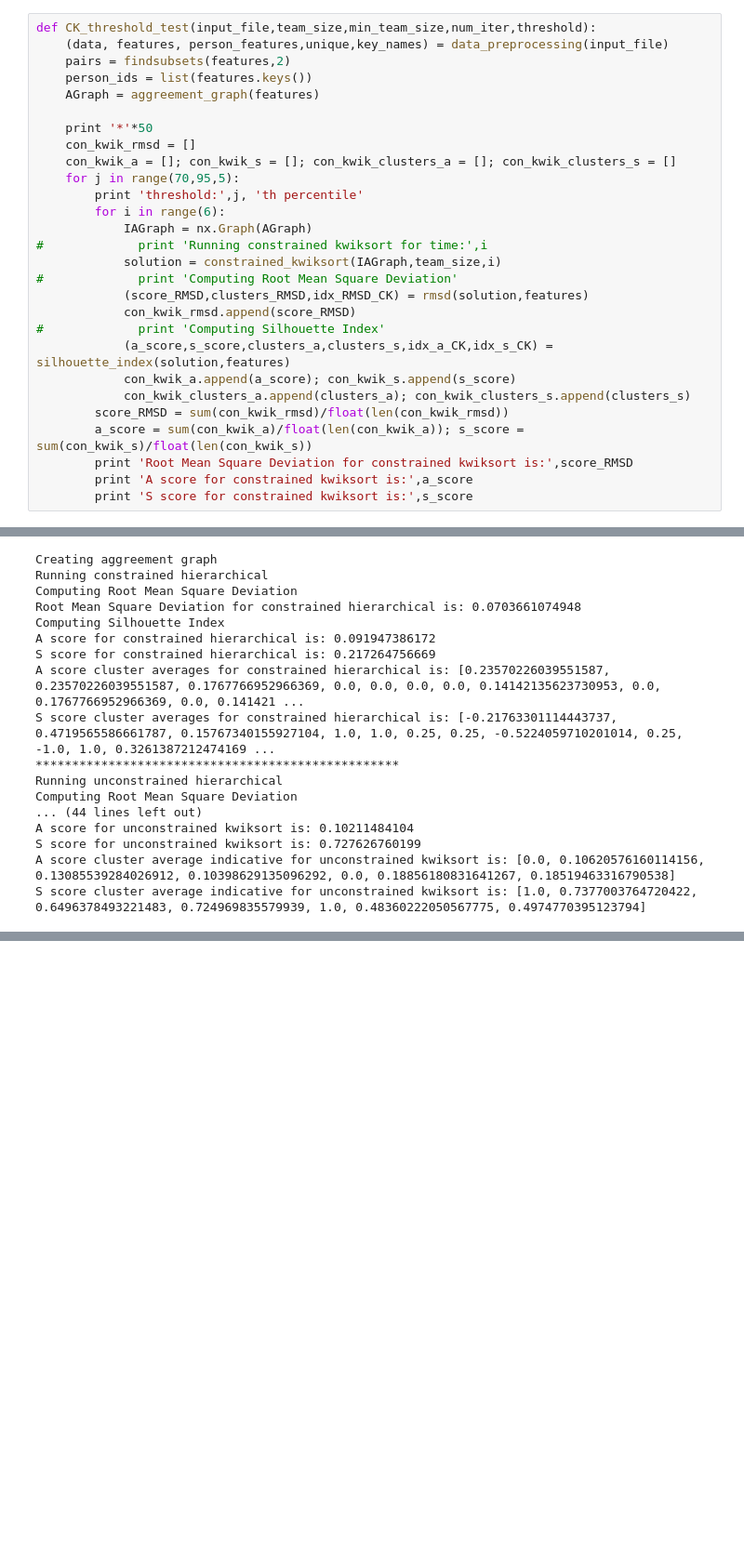
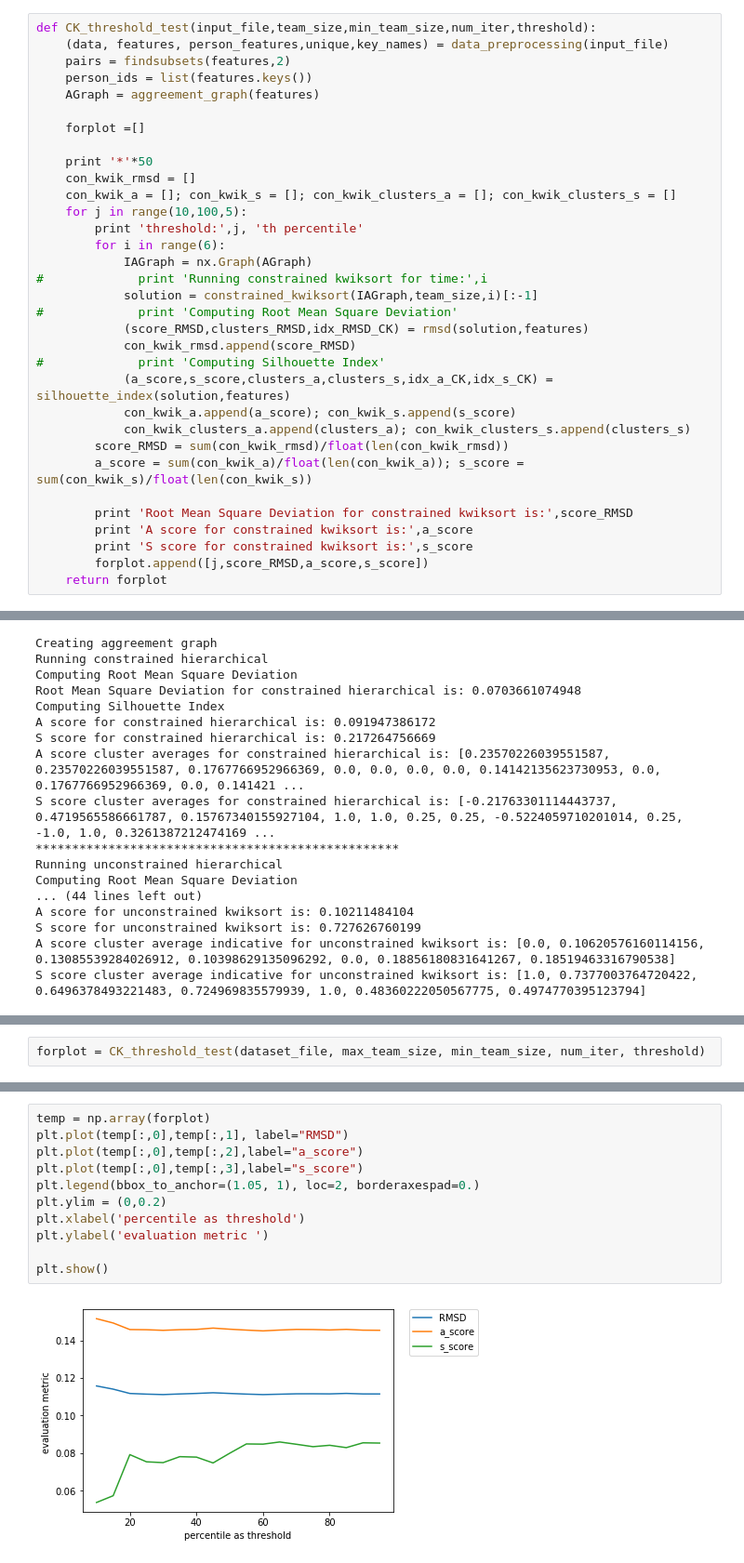
Before and after one commit to smnikolakaki/team_formation, a Jupyter notebook: Code/team_formation.ipynb, the cells around one changed output, grey strips where cells are left out. Shown: that part at 93% size. Saved outputs shown, nothing was run; the diff lists cells and outputs as text; blank space fills up the shorter version.

Commit message:
update code for testing different percentile

```diff
--- a/Code/team_formation.ipynb
+++ b/Code/team_formation.ipynb
@@ -432,15 +433,17 @@ def CK_threshold_test(input_file,team_size,min_team_size,num_iter,threshold):
     person_ids = list(features.keys())
     AGraph = aggreement_graph(features)
 
+    forplot =[]
+
     print '*'*50
     con_kwik_rmsd = []
     con_kwik_a = []; con_kwik_s = []; con_kwik_clusters_a = []; con_kwik_clusters_s = []
-    for j in range(70,95,5):
+    for j in range(10,100,5):
         print 'threshold:',j, 'th percentile'
         for i in range(6):
             IAGraph = nx.Graph(AGraph)
 #             print 'Running constrained kwiksort for time:',i
-            solution = constrained_kwiksort(IAGraph,team_size,i)
+            solution = constrained_kwiksort(IAGraph,team_size,i)[:-1]
 #             print 'Computing Root Mean Square Deviation'
             (score_RMSD,clusters_RMSD,idx_RMSD_CK) = rmsd(solution,features)
             con_kwik_rmsd.append(score_RMSD)
@@ -450,9 +453,12 @@ def CK_threshold_test(input_file,team_size,min_team_size,num_iter,threshold):
             con_kwik_clusters_a.append(clusters_a); con_kwik_clusters_s.append(clusters_s)
         score_RMSD = sum(con_kwik_rmsd)/float(len(con_kwik_rmsd))
         a_score = sum(con_kwik_a)/float(len(con_kwik_a)); s_score = sum(con_kwik_s)/float(len(con_kwik_s))
+
         print 'Root Mean Square Deviation for constrained kwiksort is:',score_RMSD
         print 'A score for constrained kwiksort is:',a_score
         print 'S score for constrained kwiksort is:',s_score
+        forplot.append([j,score_RMSD,a_score,s_score])
+    return forplot
 # %%
 # Computes the centroid from a list of data points
 def mean(a):
@@ -838,0 +849,2 @@ S score cluster average indicative for unconstrained kwiksort is: [1.0, 0.737700
+# %%
+forplot = CK_threshold_test(dataset_file, max_team_size, min_team_size, num_iter, threshold)
@@ -838,0 +869,13 @@ S score cluster average indicative for unconstrained kwiksort is: [1.0, 0.737700
+# %%
+temp = np.array(forplot)
+plt.plot(temp[:,0],temp[:,1], label="RMSD")
+plt.plot(temp[:,0],temp[:,2],label="a_score")
+plt.plot(temp[:,0],temp[:,3],label="s_score")
+plt.legend(bbox_to_anchor=(1.05, 1), loc=2, borderaxespad=0.)
+plt.ylim = (0,0.2)
+plt.xlabel('percentile as threshold')
+plt.ylabel('evaluation metric ')
+
+plt.show()
+# %% [output]
+[figure, added]
```
Also changed, not shown: parts of 4 cells of this notebook.
